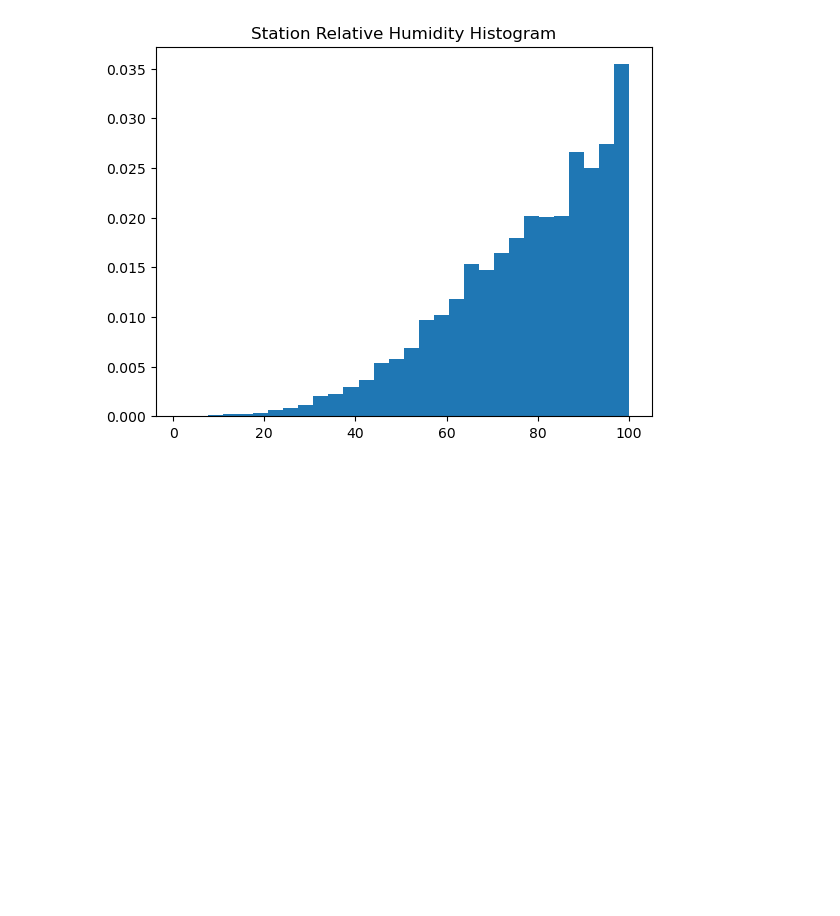
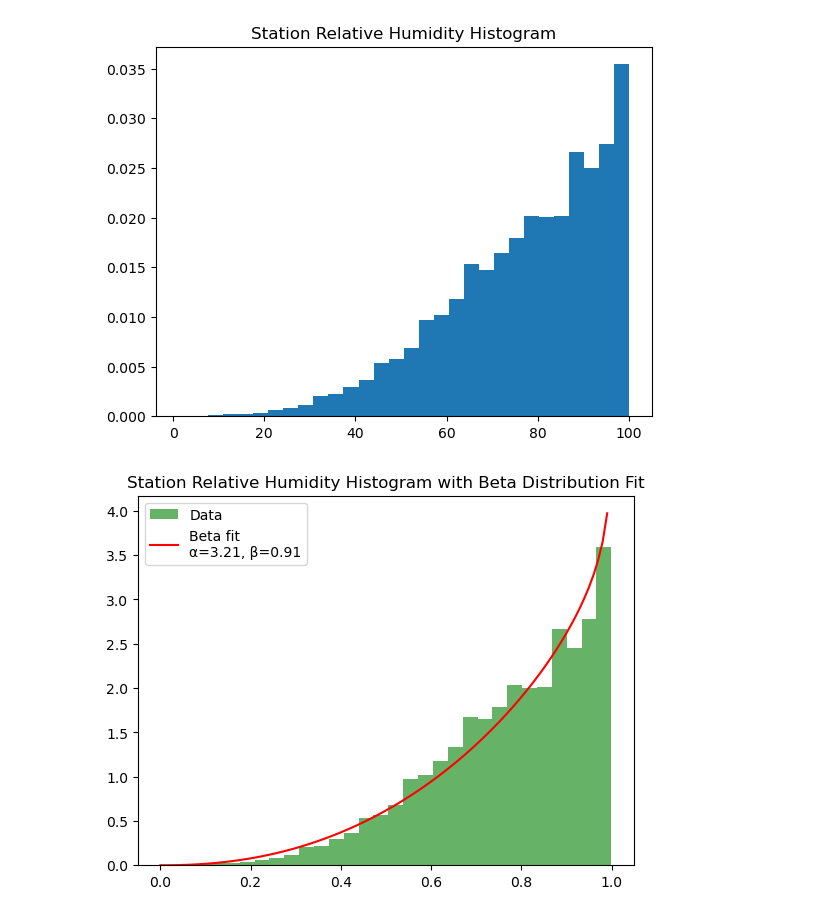
Before and after one commit to oriordanemily/deepsensorNZ, a Jupyter notebook: experiments/data_explore/by_variable/relative_humidity.ipynb, the cells around one changed output. Drawn from its saved outputs; the diff is of its cells as text; code cells hidden in the pictures; blank space fills up the shorter version.

```diff
--- a/experiments/data_explore/by_variable/relative_humidity.ipynb
+++ b/experiments/data_explore/by_variable/relative_humidity.ipynb
@@ -186,0 +196,31 @@ Text(0.5, 1.0, 'Station Relative Humidity Histogram')
+# %%
+import numpy as np
+import matplotlib.pyplot as plt
+from scipy.stats import beta
+
+# Fit Beta distribution to the data
+data = station_df['relative_humidity'].values / 100
+data = np.clip(data, 0.001, 0.999)
+
+alpha, beta_, loc, scale = beta.fit(data, floc=0, fscale=1)  # Fit beta with fixed location and scale
+
+# Create a histogram
+fig, ax = plt.subplots()
+ax.hist(data, bins=30, density=True, alpha=0.6, color='g', label='Data')
+
+# Generate the x values for the Beta distribution PDF
+x = np.linspace(0, 1, 100)
+
+# Generate the Beta distribution PDF
+y = beta.pdf(x, alpha, beta_, loc, scale)
+
+# Plot the Beta distribution
+ax.plot(x, y, 'r-', label=f'Beta fit\nα={alpha:.2f}, β={beta_:.2f}')
+
+# Customize plot
+ax.set_title('Station Relative Humidity Histogram with Beta Distribution Fit')
+ax.legend()
+
+plt.show()
+# %% [output]
+[figure, added]
```
Also changed, not shown: parts of 3 cells of this notebook, 4 other files.
